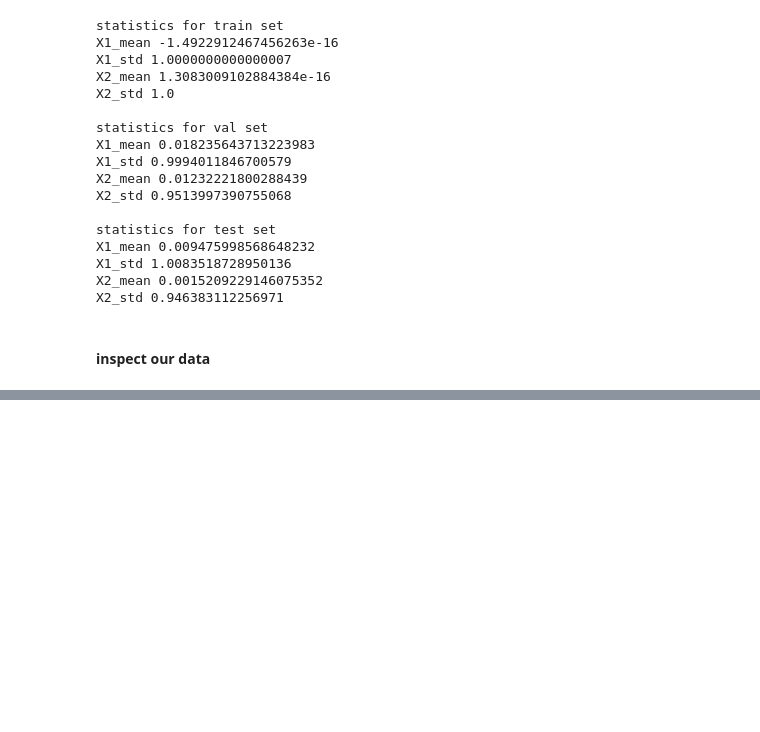
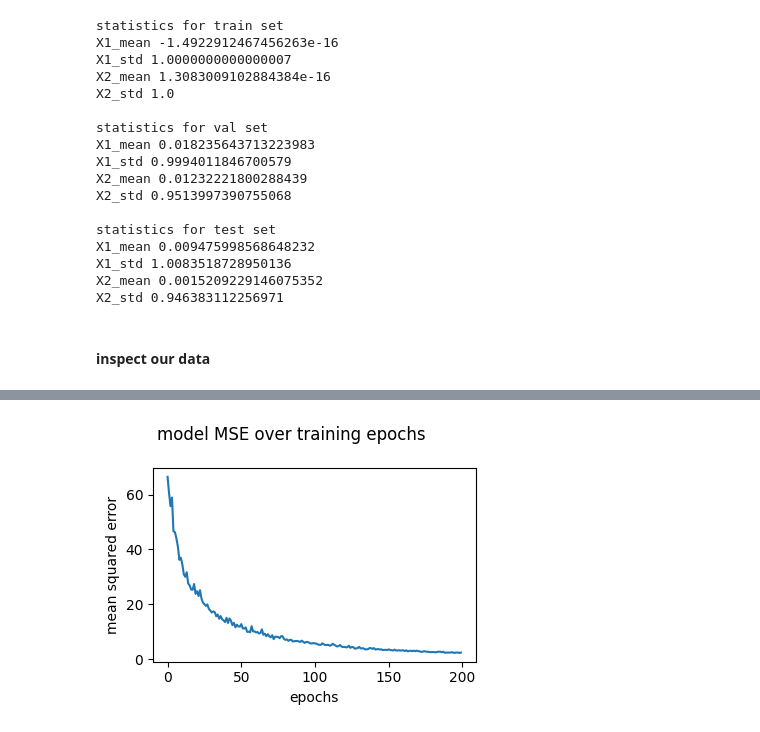
Before and after one commit to VaniSachdev/lorenzGNN, a Jupyter notebook: lorenz_GCN.ipynb, the cells around one changed output, grey strips where cells are left out. Cells and saved outputs as stored; diff of their text form; code cells hidden in the pictures; blank space fills up the shorter version.

```diff
--- a/lorenz_GCN.ipynb
+++ b/lorenz_GCN.ipynb
@@ -176,2 +121,0 @@ To enable them in other operations, rebuild TensorFlow with the appropriate comp
-# %%
-model.fit(train_loader.load(), steps_per_epoch=train_loader.steps_per_epoch, epochs=10)
@@ -251,0 +215,16 @@ plt.show()
+# %%
+sanity_check_model2 = GCN(
+    n_labels=1,
+    channels=32,  # same thing as n_hidden
+    activation="relu",
+    output_activation=None,
+    use_bias=False,
+    dropout_rate=0.5,
+    l2_reg=5e-4)
+sanity_check_model2.compile(
+    optimizer='adam',
+    loss='mean_squared_error',
+    metrics=[MeanSquaredError(), RootMeanSquaredError()])
+history = sanity_check_model2.fit(train_loader.load(),
+                                  steps_per_epoch=train_loader.steps_per_epoch,
+                                  epochs=10)
@@ -251,0 +304,16 @@ plt.show()
+# %%
+GCN_model = GCN(
+    n_labels=1,
+    channels=32,  # same thing as n_hidden
+    activation="relu",
+    output_activation=None, # we want regression, i.e. a linear function
+    use_bias=False,
+    dropout_rate=0.5,
+    l2_reg=2.5e-4)
+GCN_model.compile(
+    optimizer='adam',
+    loss='mean_squared_error')
+history = GCN_model.fit(
+    train_loader.load(),
+    steps_per_epoch=train_loader.steps_per_epoch,
+    epochs=200)
@@ -251,0 +338,12 @@ plt.show()
+# %%
+# print(type(history.history))
+# print(history.history)
+fig, ax = plt.subplots(1, 1, figsize=(4, 3))
+ax.plot(history.history['loss'])
+ax.set_ylabel('mean squared error')
+ax.set_xlabel('epochs')
+fig.suptitle('model MSE over training epochs')
+plt.tight_layout()
+plt.show()
+# %% [output]
+[figure, added]
```
Also changed, not shown: parts of 41 cells of this notebook, 1 other file.
